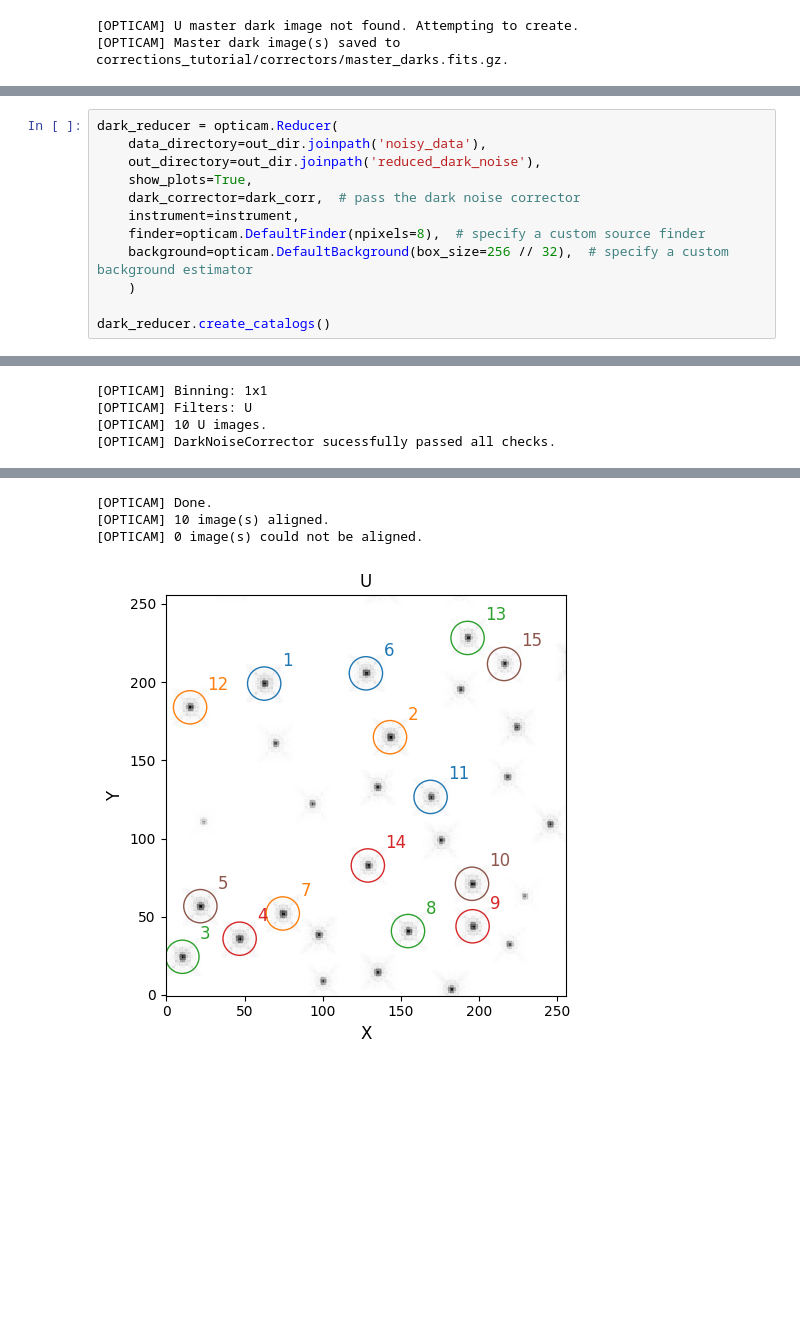
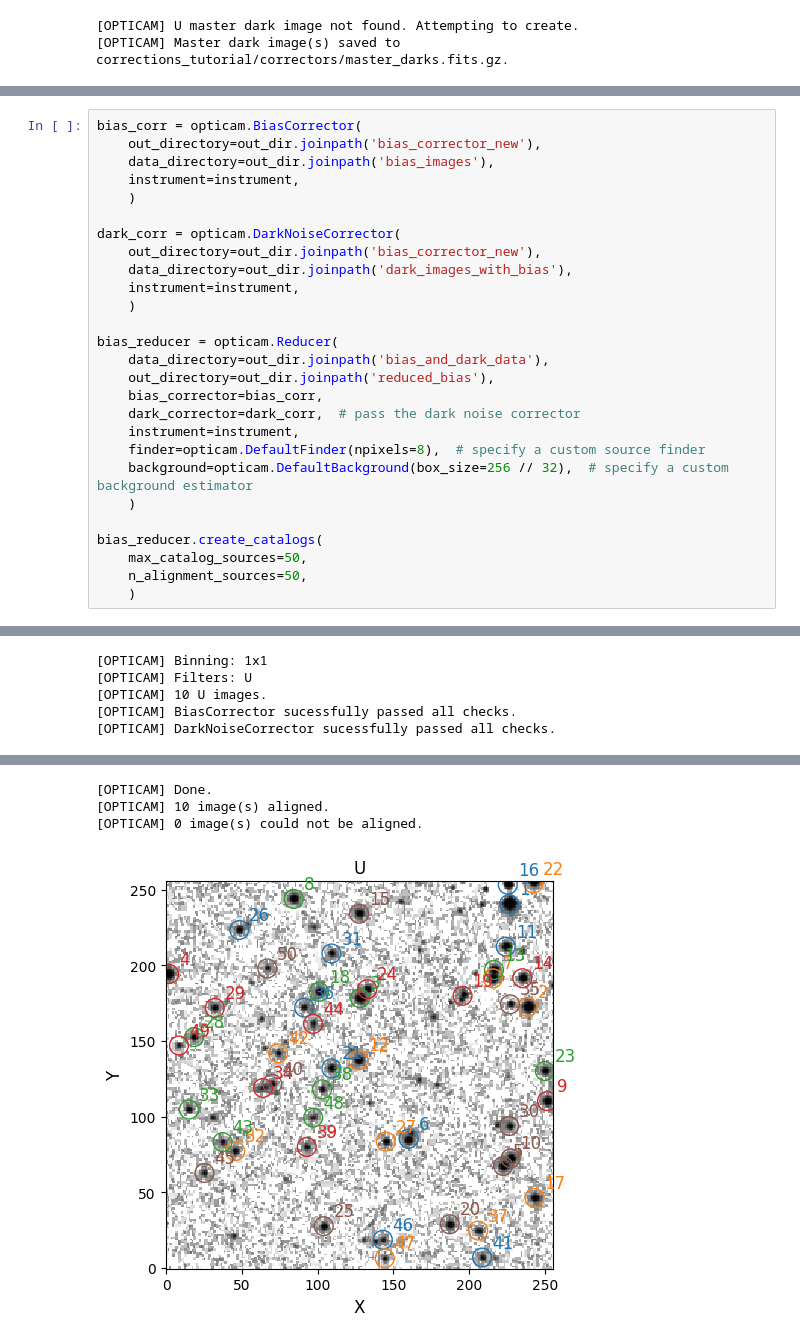
Before and after one commit to OPTICAM-instrument/opticam, a Jupyter notebook: docs/tutorials/applying_corrections.ipynb, the cells around one changed output, grey strips where cells are left out. Drawn from its saved outputs; the diff is of its cells as text; blank space fills up the shorter version.

```diff
--- a/docs/tutorials/applying_corrections.ipynb
+++ b/docs/tutorials/applying_corrections.ipynb
@@ -612,13 +878,28 @@ As we can see, the dark noise has effectively been removed. Of course, in realit
 # %%
-dark_reducer = opticam.Reducer(
-    data_directory=out_dir.joinpath('noisy_data'),
-    out_directory=out_dir.joinpath('reduced_dark_noise'),
-    show_plots=True,
+bias_corr = opticam.BiasCorrector(
+    out_directory=out_dir.joinpath('bias_corrector_new'),
+    data_directory=out_dir.joinpath('bias_images'),
+    instrument=instrument,
+    )
+
+dark_corr = opticam.DarkNoiseCorrector(
+    out_directory=out_dir.joinpath('bias_corrector_new'),
+    data_directory=out_dir.joinpath('dark_images_with_bias'),
+    instrument=instrument,
+    )
+
+bias_reducer = opticam.Reducer(
+    data_directory=out_dir.joinpath('bias_and_dark_data'),
+    out_directory=out_dir.joinpath('reduced_bias'),
+    bias_corrector=bias_corr,
     dark_corrector=dark_corr,  # pass the dark noise corrector
     instrument=instrument,
     finder=opticam.DefaultFinder(npixels=8),  # specify a custom source finder
     background=opticam.DefaultBackground(box_size=256 // 32),  # specify a custom background estimator
     )
 
-dark_reducer.create_catalogs()
+bias_reducer.create_catalogs(
+    max_catalog_sources=50,
+    n_alignment_sources=50,
+    )
 # %% [output]
@@ -631,6 +914,7 @@ dark_reducer.create_catalogs()
 [OPTICAM] Binning: 1x1
 [OPTICAM] Filters: U
 [OPTICAM] 10 U images.
+[OPTICAM] BiasCorrector sucessfully passed all checks.
 [OPTICAM] DarkNoiseCorrector sucessfully passed all checks.
 [figure]
 [OPTICAM] Creating source catalogs
@@ -637,4 +925,4 @@ dark_reducer.create_catalogs()
 [OPTICAM] Done.
 [OPTICAM] 10 image(s) aligned.
 [OPTICAM] 0 image(s) could not be aligned.
-[figure, old version]
+[figure, new version]
```
Also changed, not shown: parts of 41 cells of this notebook.
